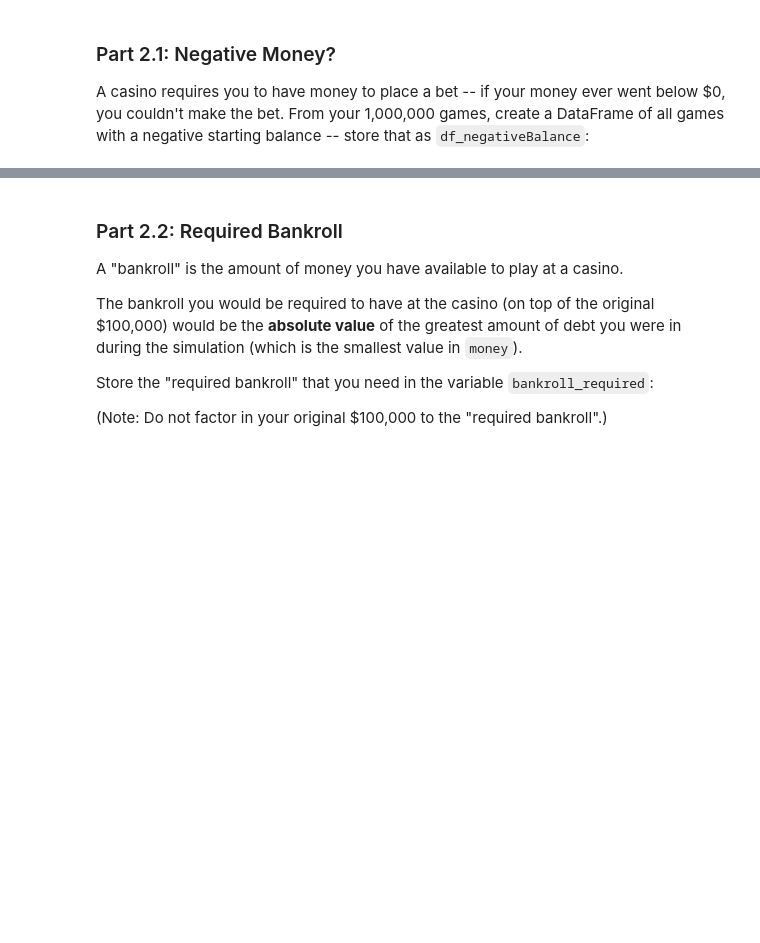
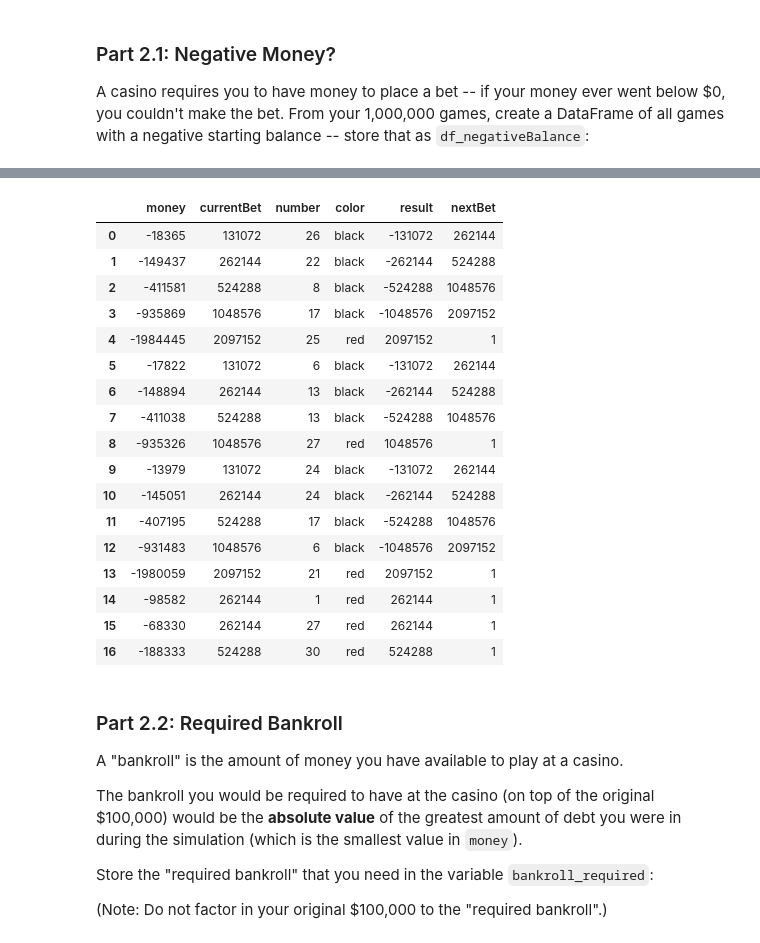
Before and after one commit to dbsebastian/micro_pr1, a Jupyter notebook: microproject-06-infinite-money-in-roulette-martingale/microproject-06-infinite-money-in-roulette-martingale.ipynb, the cells around one changed output, grey strips where cells are left out. Saved outputs shown, nothing was run; the diff lists cells and outputs as text; code cells hidden in the pictures; blank space fills up the shorter version.

```diff
--- a/microproject-06-infinite-money-in-roulette-martingale/microproject-06-infinite-money-in-roulette-martingale.ipynb
+++ b/microproject-06-infinite-money-in-roulette-martingale/microproject-06-infinite-money-in-roulette-martingale.ipynb
@@ -227,7 +493,26 @@ A casino requires you to have money to place a bet -- if your money ever went be
 # %%
 # Find all rows with a negative starting balance:
-df_negativeBalance = ...
+df_negativeBalance = df[df["money"] <0].reset_index(drop=True)
 df_negativeBalance
+# %% [output]
+|  | money | currentBet | number | color | result | nextBet |
+| 0 | -18365 | 131072 | 26 | black | -131072 | 262144 |
+| 1 | -149437 | 262144 | 22 | black | -262144 | 524288 |
+| 2 | -411581 | 524288 | 8 | black | -524288 | 1048576 |
+| 3 | -935869 | 1048576 | 17 | black | -1048576 | 2097152 |
+| 4 | -1984445 | 2097152 | 25 | red | 2097152 | 1 |
+| 5 | -17822 | 131072 | 6 | black | -131072 | 262144 |
+| 6 | -148894 | 262144 | 13 | black | -262144 | 524288 |
+| 7 | -411038 | 524288 | 13 | black | -524288 | 1048576 |
+| 8 | -935326 | 1048576 | 27 | red | 1048576 | 1 |
+| 9 | -13979 | 131072 | 24 | black | -131072 | 262144 |
+| 10 | -145051 | 262144 | 24 | black | -262144 | 524288 |
+| 11 | -407195 | 524288 | 17 | black | -524288 | 1048576 |
+| 12 | -931483 | 1048576 | 6 | black | -1048576 | 2097152 |
+| 13 | -1980059 | 2097152 | 21 | red | 2097152 | 1 |
+| 14 | -98582 | 262144 | 1 | red | 262144 | 1 |
+| 15 | -68330 | 262144 | 27 | red | 262144 | 1 |
+| 16 | -188333 | 524288 | 30 | red | 524288 | 1 |
 # %% [markdown]
 ### Part 2.2: Required Bankroll
 
```
Also changed, not shown: parts of 39 cells of this notebook.
